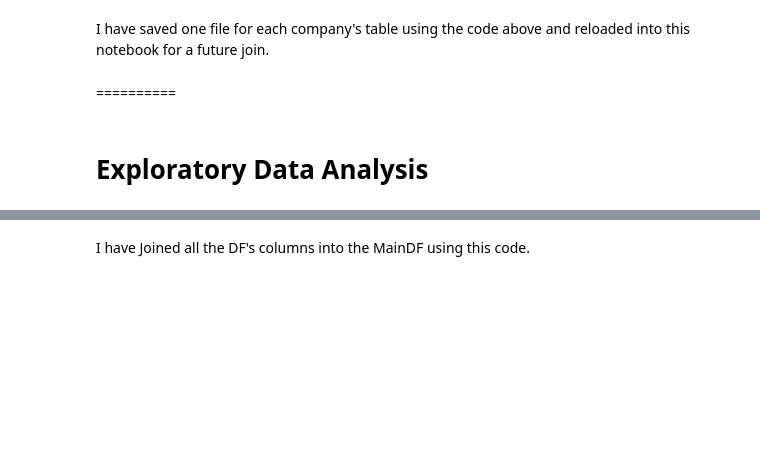
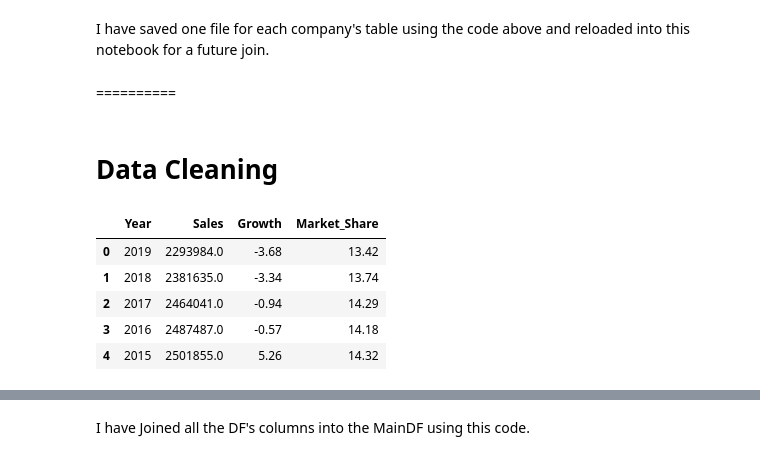
Before and after one commit to michelmendonca/US-Market-Data-Science-Growth-Estimator, a Jupyter notebook: Project1_Complete.ipynb, the cells around one changed output, grey strips where cells are left out. Drawn from its saved outputs; the diff is of its cells as text; code cells hidden in the pictures; blank space fills up the shorter version.

```diff
--- a/Project1_Complete.ipynb
+++ b/Project1_Complete.ipynb
@@ -56,7 +56,7 @@ I have saved one file for each company's table using the code above and reloaded
 # %% [markdown]
 ==========
 # %% [markdown]
-# Exploratory Data Analysis
+# Data Cleaning
 # %%
 #code for extra Data Cleaning
 
@@ -76,7 +76,14 @@ import seaborn as sns
 import numpy as np
 # %%
 fordData = pd.read_csv('fordUS.csv')
-#fordData.head()
+fordData.head()
+# %% [output]
+|  | Year | Sales | Growth | Market_Share |
+| 0 | 2019 | 2293984.0 | -3.68 | 13.42 |
+| 1 | 2018 | 2381635.0 | -3.34 | 13.74 |
+| 2 | 2017 | 2464041.0 | -0.94 | 14.29 |
+| 3 | 2016 | 2487487.0 | -0.57 | 14.18 |
+| 4 | 2015 | 2501855.0 | 5.26 | 14.32 |
 # %%
 teslaData = pd.read_csv('teslaUS.csv')
 teslaData1 = pd.read_csv('Tesla_us.csv')
```
Also changed, not shown: parts of 3 cells of this notebook.
